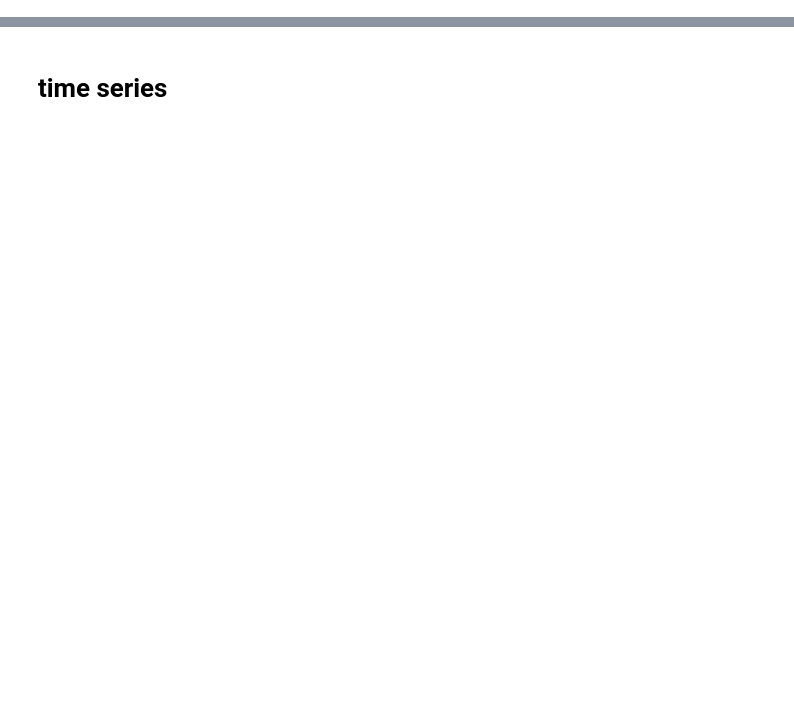
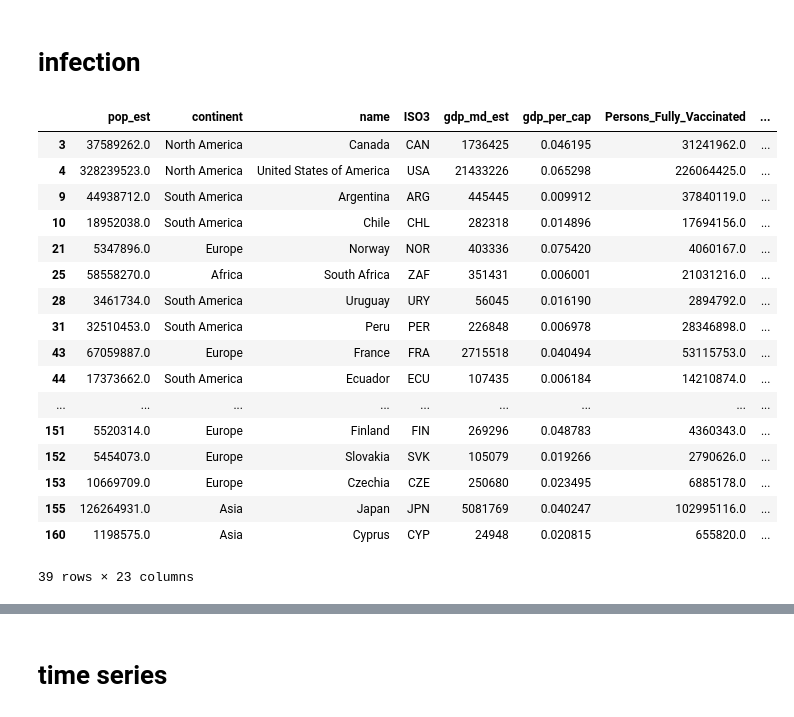
Before and after one commit to jchen056/COVID19_visualization, a Jupyter notebook: dashboard .ipynb, the cells around one changed output, grey strips where cells are left out. Saved outputs shown, nothing was run; the diff lists cells and outputs as text; code cells hidden in the pictures; blank space fills up the shorter version.

```diff
--- a/dashboard .ipynb
+++ b/dashboard .ipynb
@@ -6,0 +8,26 @@ import plotly.graph_objects as go
+# %% [markdown]
+# infection
+# %%
+df_infection=geopandas.read_file("data/infection.shp")
+df_infection_notnull=df_infection[df_infection['Alpha Protection'].notnull()]
+list(df_infection_notnull['name'])
+df_infection_notnull
+# %% [output]
+|  | pop_est | continent | name | ISO3 | gdp_md_est | gdp_per_cap | Persons_Fully_Vaccinated | ... |
+| 3 | 37589262.0 | North America | Canada | CAN | 1736425 | 0.046195 | 31241962.0 | ... |
+| 4 | 328239523.0 | North America | United States of America | USA | 21433226 | 0.065298 | 226064425.0 | ... |
+| 9 | 44938712.0 | South America | Argentina | ARG | 445445 | 0.009912 | 37840119.0 | ... |
+| 10 | 18952038.0 | South America | Chile | CHL | 282318 | 0.014896 | 17694156.0 | ... |
+| 21 | 5347896.0 | Europe | Norway | NOR | 403336 | 0.075420 | 4060167.0 | ... |
+| 25 | 58558270.0 | Africa | South Africa | ZAF | 351431 | 0.006001 | 21031216.0 | ... |
+| 28 | 3461734.0 | South America | Uruguay | URY | 56045 | 0.016190 | 2894792.0 | ... |
+| 31 | 32510453.0 | South America | Peru | PER | 226848 | 0.006978 | 28346898.0 | ... |
+| 43 | 67059887.0 | Europe | France | FRA | 2715518 | 0.040494 | 53115753.0 | ... |
+| 44 | 17373662.0 | South America | Ecuador | ECU | 107435 | 0.006184 | 14210874.0 | ... |
+| ... | ... | ... | ... | ... | ... | ... | ... | ... |
+| 151 | 5520314.0 | Europe | Finland | FIN | 269296 | 0.048783 | 4360343.0 | ... |
+| 152 | 5454073.0 | Europe | Slovakia | SVK | 105079 | 0.019266 | 2790626.0 | ... |
+| 153 | 10669709.0 | Europe | Czechia | CZE | 250680 | 0.023495 | 6885178.0 | ... |
+| 155 | 126264931.0 | Asia | Japan | JPN | 5081769 | 0.040247 | 102995116.0 | ... |
+| 160 | 1198575.0 | Asia | Cyprus | CYP | 24948 | 0.020815 | 655820.0 | ... |
+39 rows × 23 columns
```
Also changed, not shown: parts of 15 cells of this notebook, 10 other files.
